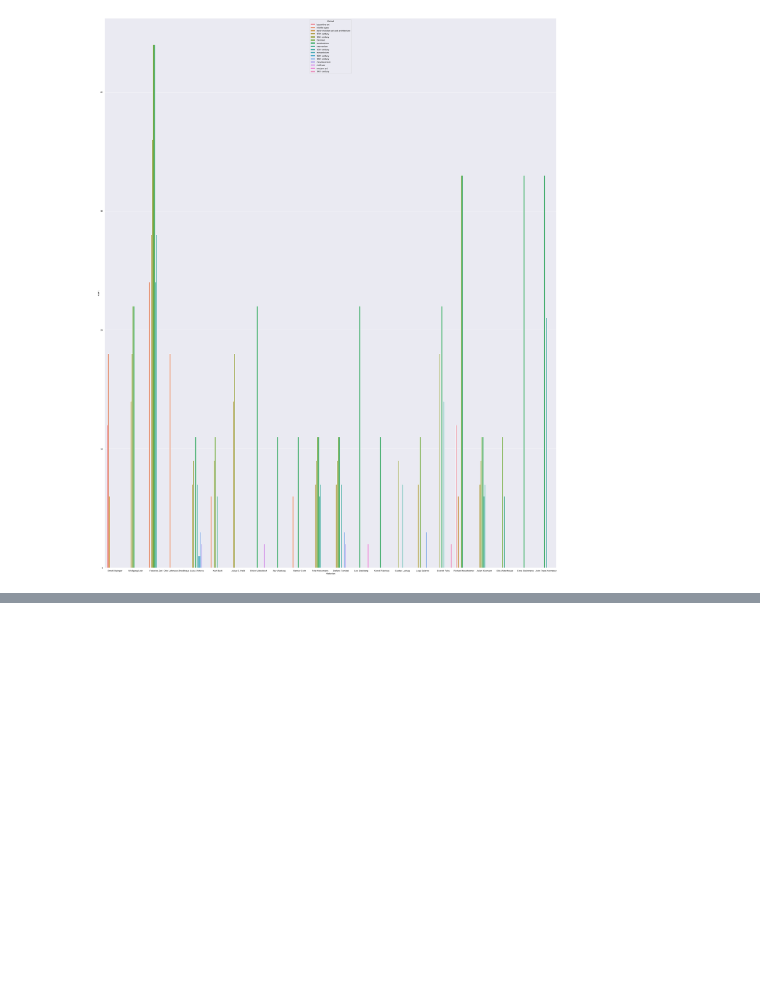
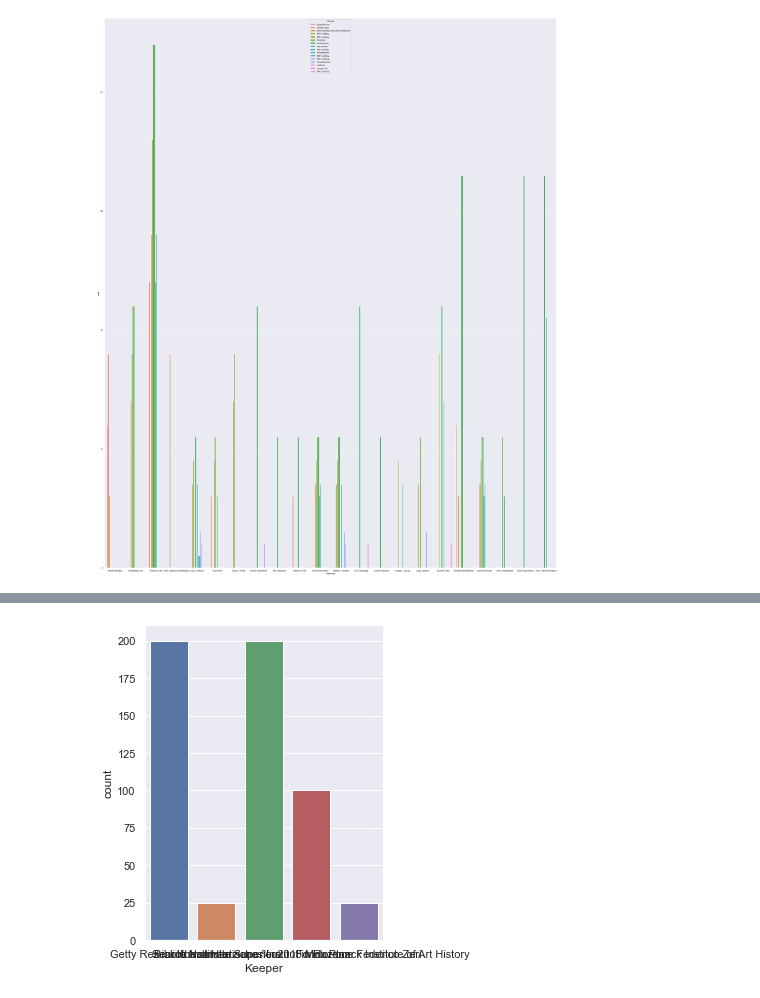
Before and after one commit to massgiulia13/artelling, a Jupyter notebook: crea_historian_periods_e_bar_period_histo.ipynb, the cells around one changed output, grey strips where cells are left out. Drawn from its saved outputs; the diff is of its cells as text; code cells hidden in the pictures; blank space fills up the shorter version.

```diff
--- a/crea_historian_periods_e_bar_period_histo.ipynb
+++ b/crea_historian_periods_e_bar_period_histo.ipynb
@@ -193,0 +302,11 @@ show(p)
+# %%
+#plot the counting MA FA SCHIFO e non ho capito cosa rappresenta! il numero di cosa?
+import seaborn as sns
+import matplotlib.pyplot as plt
+
+# Apply the default theme
+sns.set_theme()
+
+ax = sns.catplot(x="Keeper", kind= "count", data= df)
+# %% [output]
+[figure, added]
```
Also changed, not shown: parts of 12 cells of this notebook, 2 other files.
